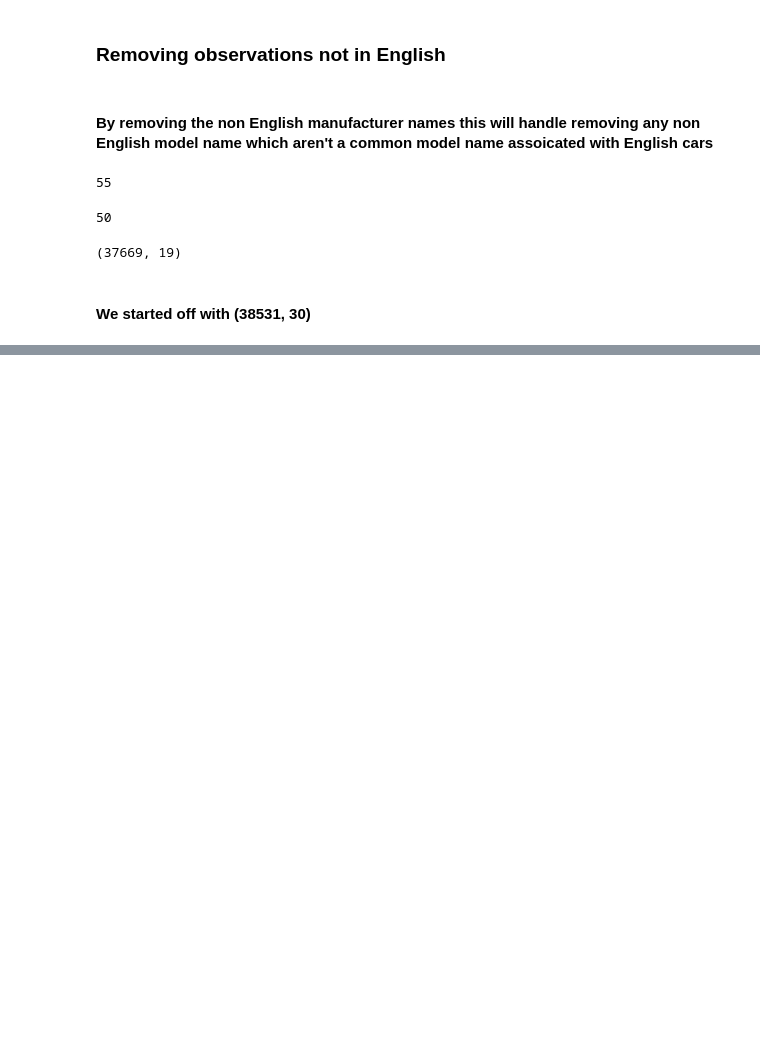
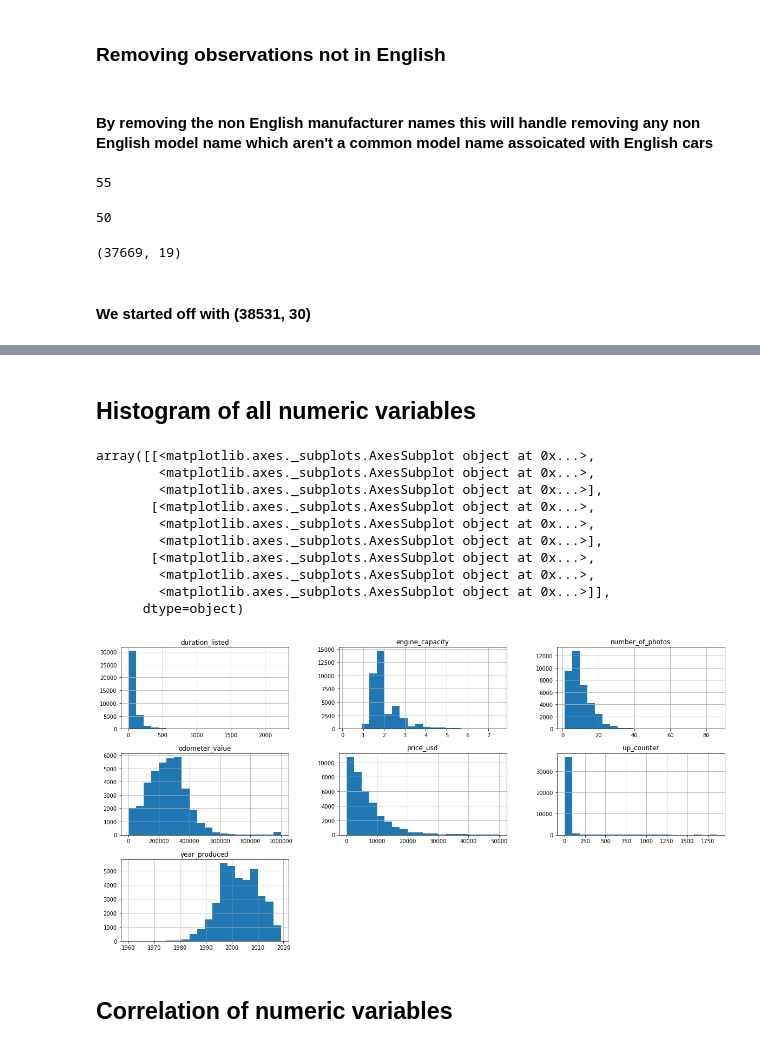
Before and after one commit to antoneev/travelrecommender, a Jupyter notebook: Used Cars.ipynb, the cells around one changed output, grey strips where cells are left out. Cells and saved outputs as stored; diff of their text form; code cells hidden in the pictures; blank space fills up the shorter version.

```diff
--- a/Used Cars.ipynb
+++ b/Used Cars.ipynb
@@ -397,0 +464,3 @@ df3.shape
+# %%
+df3_num = df3.select_dtypes(include=['float64','int64'])
+df3_num.head()
@@ -397,0 +474,18 @@ df3.shape
+# %% [markdown]
+## Histogram of all numeric variables
+# %%
+df3_num.hist(bins=20)
+# %% [output]
+array([[<matplotlib.axes._subplots.AxesSubplot object at 0x...>,
+        <matplotlib.axes._subplots.AxesSubplot object at 0x...>,
+        <matplotlib.axes._subplots.AxesSubplot object at 0x...>],
+       [<matplotlib.axes._subplots.AxesSubplot object at 0x...>,
+        <matplotlib.axes._subplots.AxesSubplot object at 0x...>,
+        <matplotlib.axes._subplots.AxesSubplot object at 0x...>],
+       [<matplotlib.axes._subplots.AxesSubplot object at 0x...>,
+        <matplotlib.axes._subplots.AxesSubplot object at 0x...>,
+        <matplotlib.axes._subplots.AxesSubplot object at 0x...>]],
+      dtype=object)
+[figure, added]
+# %% [markdown]
+## Correlation of numeric variables
```
Also changed, not shown: parts of 27 cells of this notebook.
